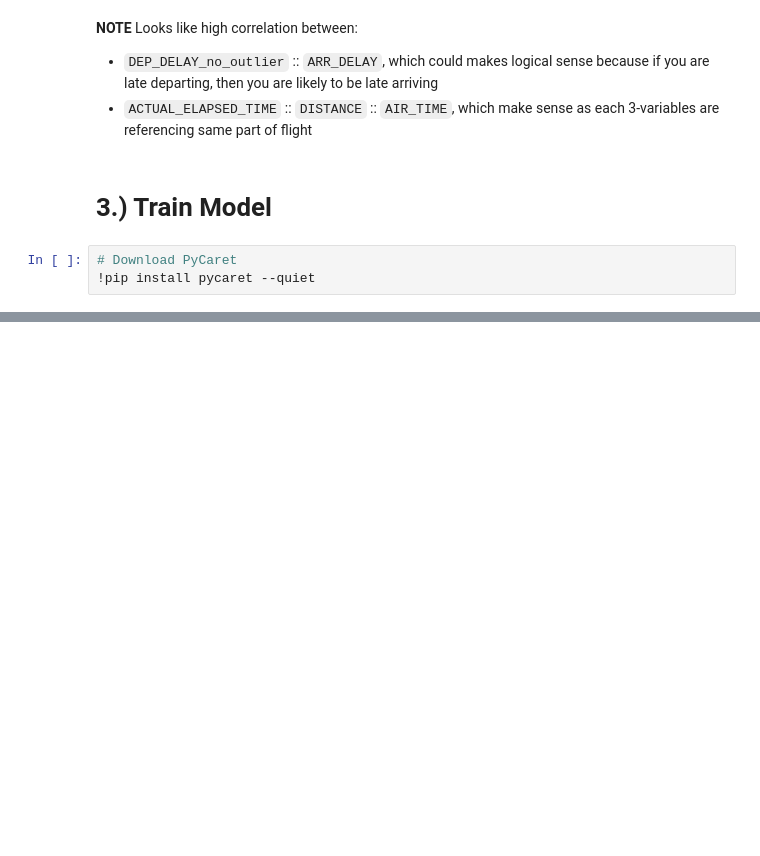
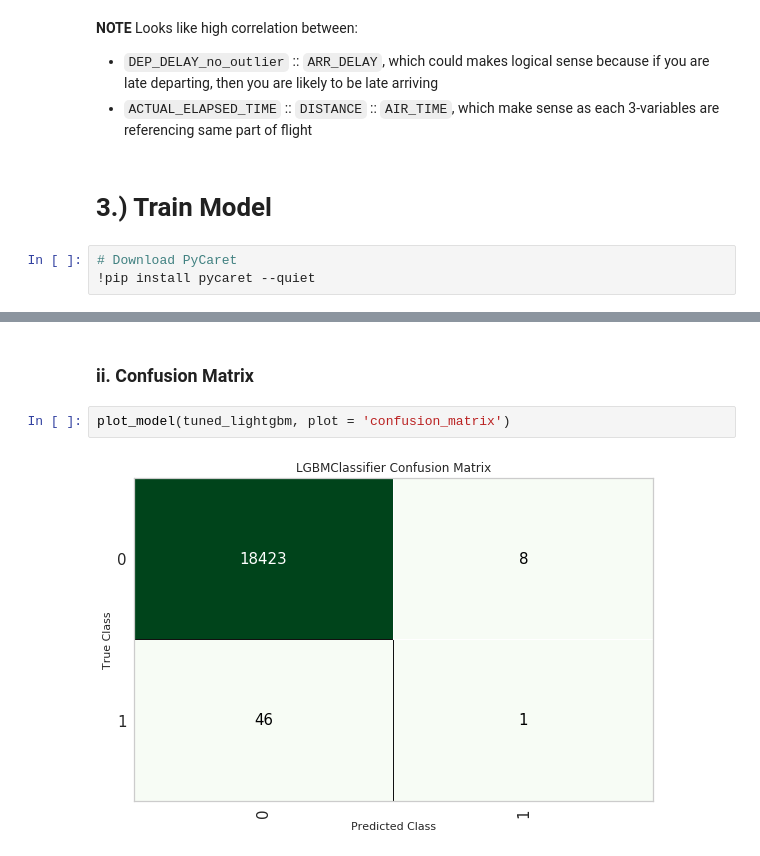
Before and after one commit to rtheman/sages, a Jupyter notebook: Flights_Delay_classification/Train_Model_AA.ipynb, the cells around one changed output, grey strips where cells are left out. Cells and saved outputs as stored; diff of their text form; blank space fills up the shorter version.

```diff
--- a/Flights_Delay_classification/Train_Model_AA.ipynb
+++ b/Flights_Delay_classification/Train_Model_AA.ipynb
@@ -275,0 +376,6 @@ best_model = compare_models(cross_validation=False)
+# %% [markdown]
+### ii. Confusion Matrix
+# %%
+plot_model(tuned_lightgbm, plot = 'confusion_matrix')
+# %% [output]
+[figure, added]
```
Also changed, not shown: parts of 20 cells of this notebook.
